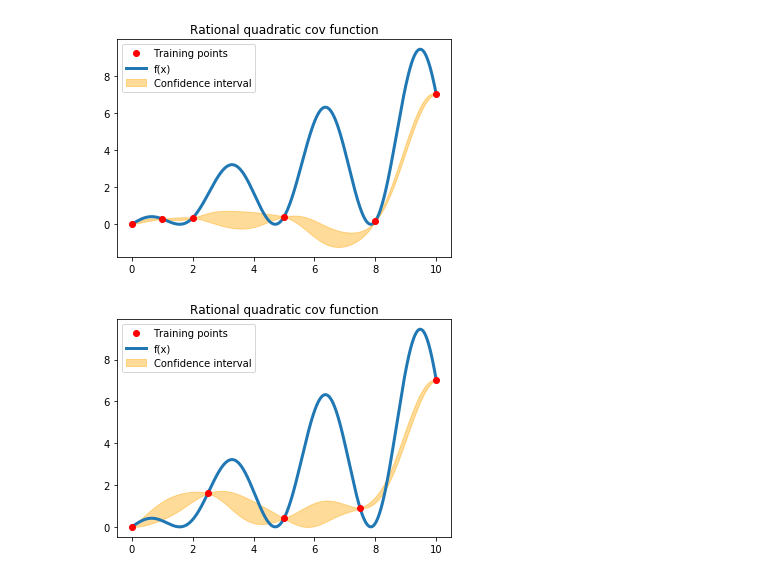
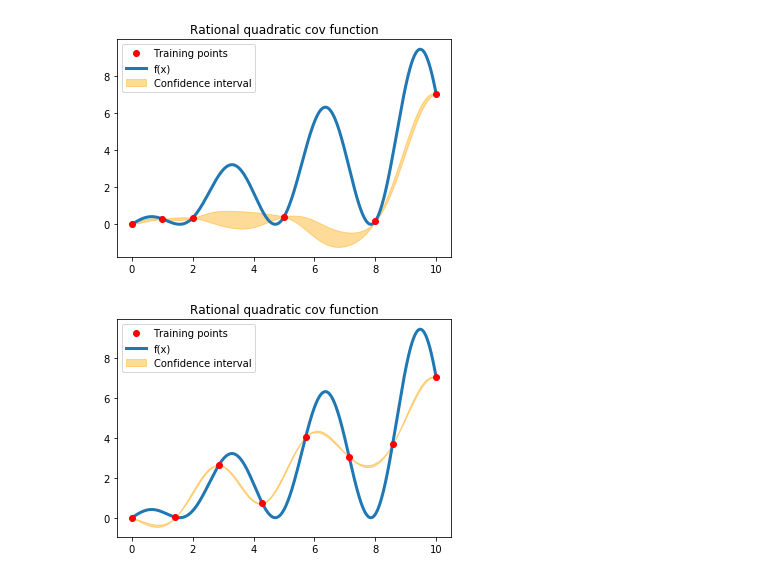
Before and after one commit to gum33/Physics-Informed-Emulator, a Jupyter notebook: Test1.ipynb, the cells around one changed output. Drawn from its saved outputs; the diff is of its cells as text; code cells hidden in the pictures.

```diff
--- a/Test1.ipynb
+++ b/Test1.ipynb
@@ -88,14 +88,14 @@ plot_gpr(x, x_s, f, mu, covs, samples=10, draw_samples=False)
 # %% [output]
 [figure]
 # %%
-x = np.linspace(0,10,5).reshape(-1,1)
+x = np.linspace(0,10,8).reshape(-1,1)
 x_s = np.arange(0,10,0.01).reshape(-1,1)
 
 f =lambda x :x*np.cos(x)**2
 mu, covs = predictive_process2(x, x_s, f, cov_exp)
 
 plt.figure(4)
 plt.title("Rational quadratic cov function")
-plot_gpr(x, x_s, f, mu, covs, samples=10, draw_samples=False)
+plot_gpr(x, x_s, f, mu, covs, samples=100, draw_samples=False)
 # %% [output]
-[figure, old version]
+[figure, new version]
```
Also changed, not shown: parts of 1 cell of this notebook, 1 other file.
